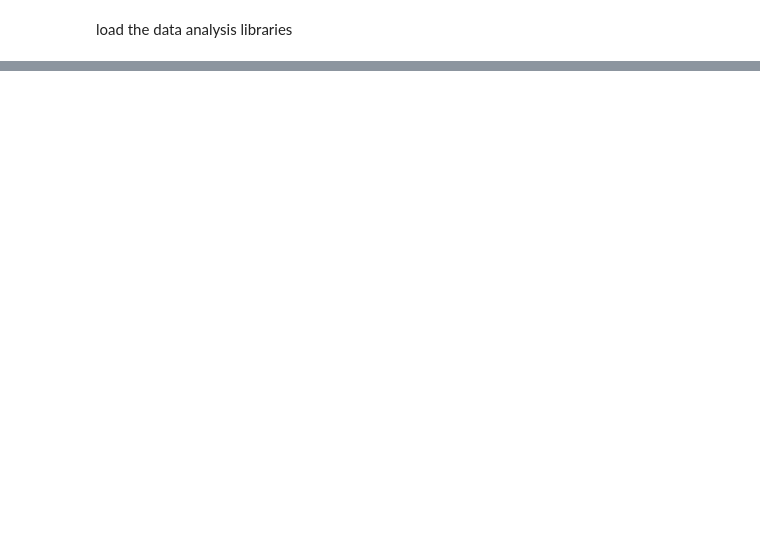
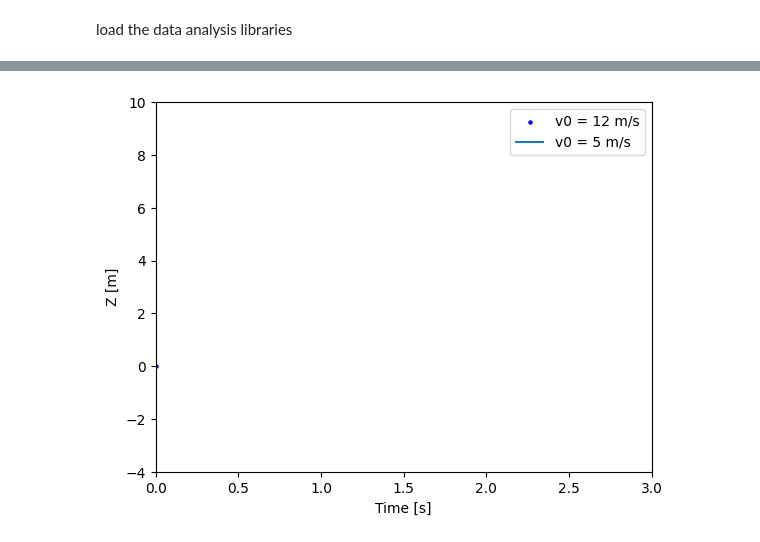
Before and after one commit to Pandeyaditii/digipodium-data-analytics, a Jupyter notebook: graph.ipynb, the cells around one changed output, grey strips where cells are left out. Cells and saved outputs as stored; diff of their text form; code cells hidden in the pictures; blank space fills up the shorter version.

```diff
--- a/graph.ipynb
+++ b/graph.ipynb
@@ -49,0 +110,33 @@ plt.show()
+# %%
+fig, ax = plt.subplots()
+t = np.linspace(0, 3, 40)
+g = -9.81
+v0 = 12
+z = g * t**2 / 2 + v0 * t
+
+v02 = 5
+z2 = g * t**2 / 2 + v02 * t
+
+scat = ax.scatter(t[0], z[0], c="b", s=5, label=f'v0 = {v0} m/s')
+line2 = ax.plot(t[0], z2[0], label=f'v0 = {v02} m/s')[0]
+ax.set(xlim=[0, 3], ylim=[-4, 10], xlabel='Time [s]', ylabel='Z [m]')
+ax.legend()
+
+
+def update(frame):
+    # for each frame, update the data stored on each artist.
+    x = t[:frame]
+    y = z[:frame]
+    # update the scatter plot:
+    data = np.stack([x, y]).T
+    scat.set_offsets(data)
+    # update the line plot:
+    line2.set_xdata(t[:frame])
+    line2.set_ydata(z2[:frame])
+    return (scat, line2)
+
+
+ani = animation.FuncAnimation(fig=fig, func=update, frames=40, interval=30)
+plt.show()
+# %% [output]
+[figure, added]
```
Also changed, not shown: parts of 11 cells of this notebook.
